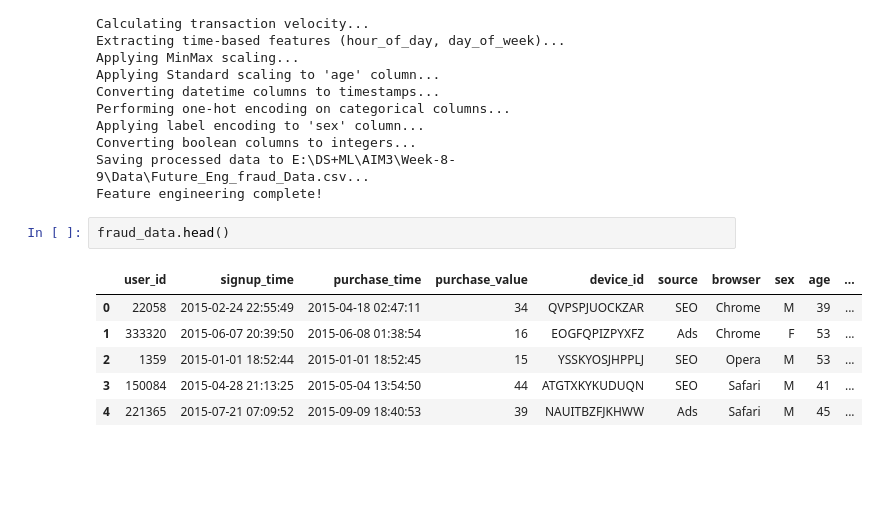
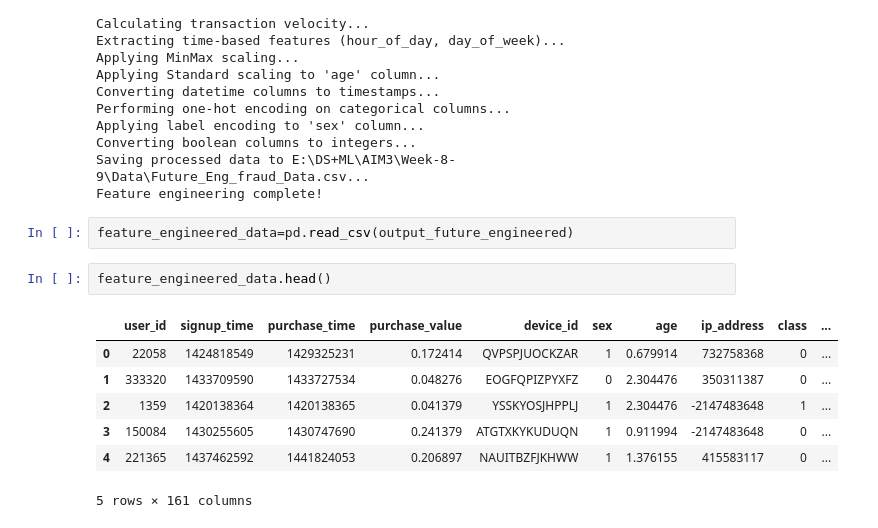
Before and after one commit to Ethel-Star/Fraud_Detection_E_Commerce_Bank_Transaction, a Jupyter notebook: notebooks/Task_1.Data_Analysis(EDA)_and_Preprocessing.ipynb, the cells around one changed output. Cells and saved outputs as stored; diff of their text form; blank space fills up the shorter version.

Commit message:
Task 1 - Data Analysis and Preprocessing
- Handle Missing Values:
  - Impute or drop missing values in datasets to ensure data completeness.

- Data Cleaning:
  - Remove duplicate rows to maintain data integrity.
  - Correct data types for columns (e.g., datetime, numeric, categorical).

- Exploratory Data Analysis (EDA):
  - Perform univariate analysis to understand individual feature distributions.
  - Conduct bivariate analysis to explore relationships between features.

- Merge Datasets for Geolocation Analysis:
  - Convert IP addresses to integer format for compatibility.
  - Merge Fraud_Data.csv with IpAddress_to_Country.csv to map IPs to countries.

- Feature Engineering:
  - Create transaction frequency and velocity features for Fraud_Data.csv.
  - Generate time-based features:
    - hour_of_day: Extract hour from transaction timestamps.
    - day_of_week: Extract day of the week from transaction timestamps.

- Normalization and Scaling:
  - Normalize numerical features to ensure consistent scales.

- Encode Categorical Features:
  - Apply one-hot encoding or label encoding to categorical variables for model compatibility.

```diff
--- a/notebooks/Task_1.Data_Analysis(EDA)_and_Preprocessing.ipynb
+++ b/notebooks/Task_1.Data_Analysis(EDA)_and_Preprocessing.ipynb
@@ -202,12 +202,15 @@ Applying label encoding to 'sex' column...
 Converting boolean columns to integers...
 Saving processed data to E:\DS+ML\AIM3\Week-8-9\Data\Future_Eng_fraud_Data.csv...
 Feature engineering complete!
+# %%
+feature_engineered_data=pd.read_csv(output_future_engineered)
 # %%
-fraud_data.head()
+feature_engineered_data.head()
 # %% [output]
-|  | user_id | signup_time | purchase_time | purchase_value | device_id | source | browser | sex | age | ... |
-| 0 | 22058 | 2015-02-24 22:55:49 | 2015-04-18 02:47:11 | 34 | QVPSPJUOCKZAR | SEO | Chrome | M | 39 | ... |
-| 1 | 333320 | 2015-06-07 20:39:50 | 2015-06-08 01:38:54 | 16 | EOGFQPIZPYXFZ | Ads | Chrome | F | 53 | ... |
-| 2 | 1359 | 2015-01-01 18:52:44 | 2015-01-01 18:52:45 | 15 | YSSKYOSJHPPLJ | SEO | Opera | M | 53 | ... |
-| 3 | 150084 | 2015-04-28 21:13:25 | 2015-05-04 13:54:50 | 44 | ATGTXKYKUDUQN | SEO | Safari | M | 41 | ... |
-| 4 | 221365 | 2015-07-21 07:09:52 | 2015-09-09 18:40:53 | 39 | NAUITBZFJKHWW | Ads | Safari | M | 45 | ... |
+|  | user_id | signup_time | purchase_time | purchase_value | device_id | sex | age | ip_address | class | ... |
+| 0 | 22058 | 1424818549 | 1429325231 | 0.172414 | QVPSPJUOCKZAR | 1 | 0.679914 | 732758368 | 0 | ... |
+| 1 | 333320 | 1433709590 | 1433727534 | 0.048276 | EOGFQPIZPYXFZ | 0 | 2.304476 | 350311387 | 0 | ... |
+| 2 | 1359 | 1420138364 | 1420138365 | 0.041379 | YSSKYOSJHPPLJ | 1 | 2.304476 | -2147483648 | 1 | ... |
+| 3 | 150084 | 1430255605 | 1430747690 | 0.241379 | ATGTXKYKUDUQN | 1 | 0.911994 | -2147483648 | 0 | ... |
+| 4 | 221365 | 1437462592 | 1441824053 | 0.206897 | NAUITBZFJKHWW | 1 | 1.376155 | 415583117 | 0 | ... |
+5 rows × 161 columns
```
